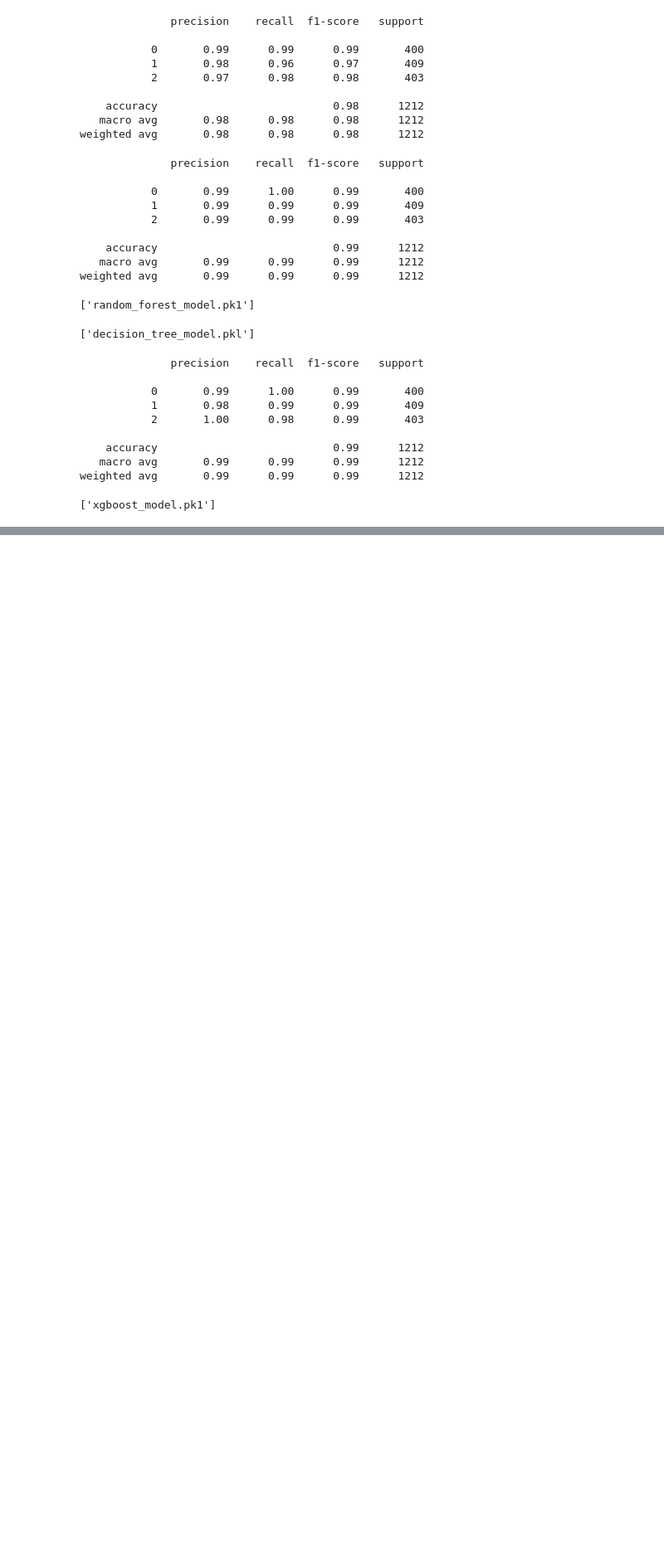
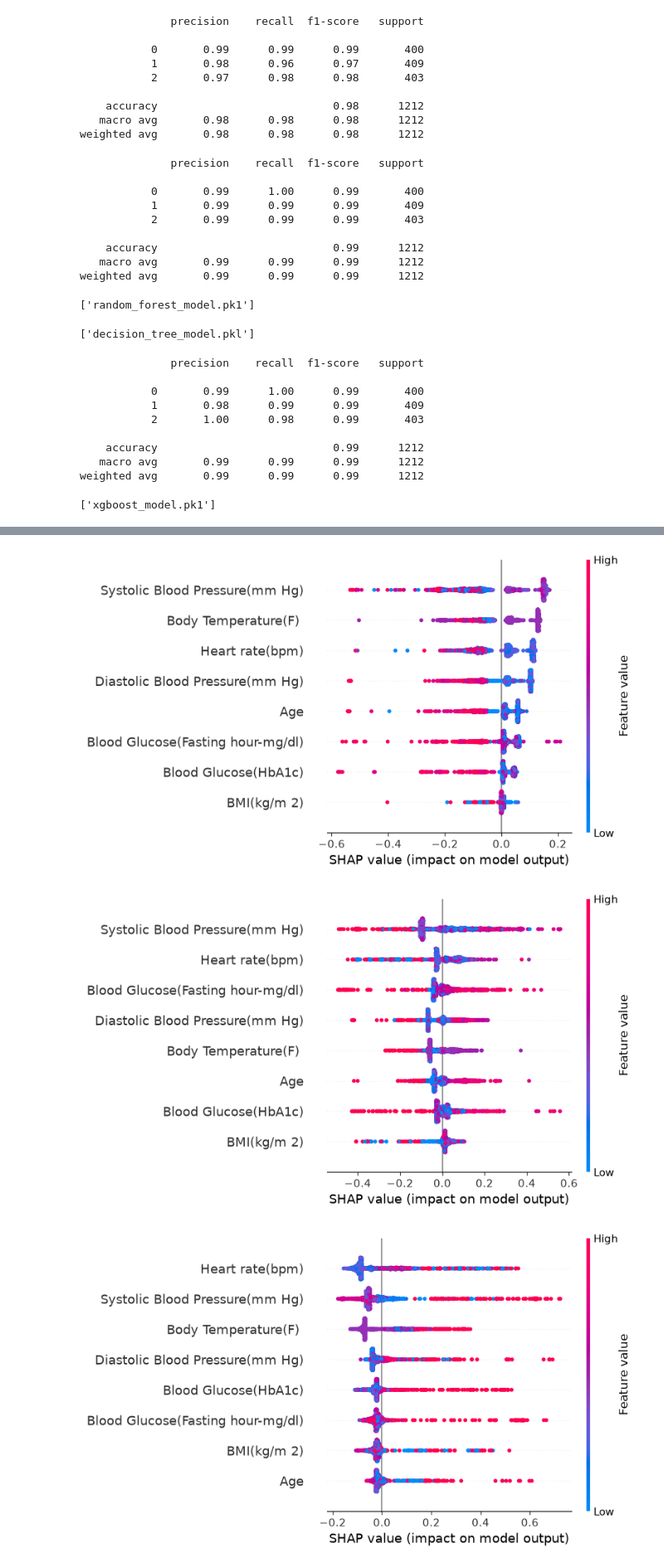
Before and after one commit to AIMHRA/aimhra-projectA, a Jupyter notebook: AIMODELS/modelrf.ipynb, the cells around one changed output, grey strips where cells are left out. Shown at 83% size. Cells and saved outputs as stored; diff of their text form; code cells hidden in the pictures; blank space fills up the shorter version.

```diff
--- a/AIMODELS/modelrf.ipynb
+++ b/AIMODELS/modelrf.ipynb
@@ -112,0 +132,8 @@ print(os.listdir('.'))
+# %%
+shap.summary_plot(shap_values[:, :, 0], X_test)  # low risk
+shap.summary_plot(shap_values[:, :, 1], X_test)  # mid risk
+shap.summary_plot(shap_values[:, :, 2], X_test)  # high risk
+# %% [output]
+[figure, added]
+[figure, added]
+[figure, added]
```
Also changed, not shown: parts of 6 cells of this notebook, 8 other files.
